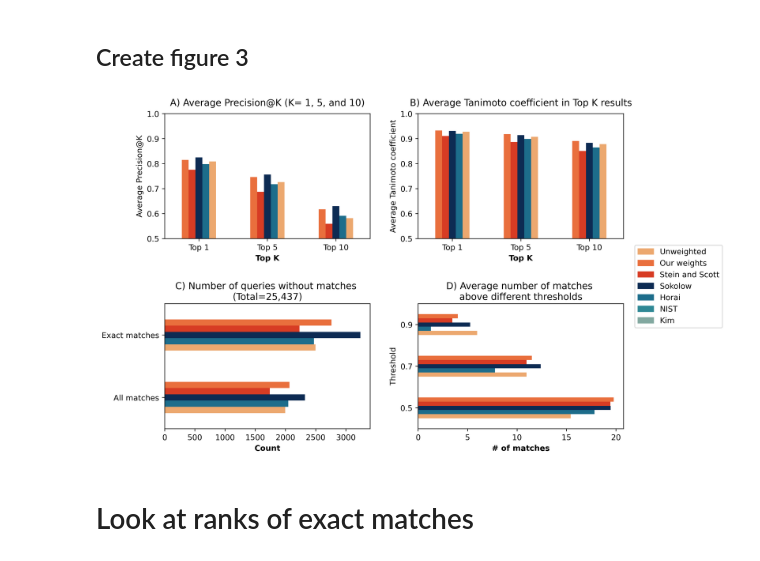
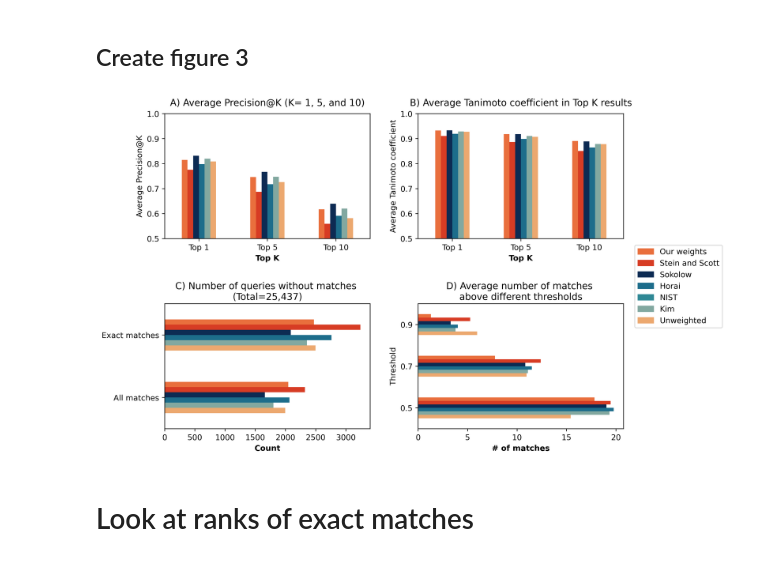
Before and after one commit to enveda/weighting-spectral-similarity, a Jupyter notebook: notebooks/2_library_search/6_compare_weights.ipynb, the cells around one changed output. Drawn from its saved outputs; the diff is of its cells as text; code cells hidden in the pictures.

```diff
--- a/notebooks/2_library_search/6_compare_weights.ipynb
+++ b/notebooks/2_library_search/6_compare_weights.ipynb
@@ -142,16 +140,16 @@ for name in ALL_NAMES_PPM:
 # %% [markdown]
 Look at the the Precision@K across different ppm
 # %%
-# Create data frame
-exact_matches_precision_ppm = pd.DataFrame(columns=ALL_NAMES_PPM,
-                                        index=['Top 1', 'Top 5'])
-n_vals = [1, 5]
+# # Create data frame
+# exact_matches_precision_ppm = pd.DataFrame(columns=ALL_NAMES_PPM,
+#                                         index=['Top 1', 'Top 5'])
+# n_vals = [1, 5]
 
-# Get precision of top n matches
-for n in n_vals:
-    for name in ALL_NAMES_PPM:
-        exact_matches_precision_ppm.loc[f'Top {n}', name] =  queries_ppm[name]['exact_matches'].apply(lambda x: len(x[x < n])/n).mean()
+# # Get precision of top n matches
+# for n in n_vals:
+#     for name in ALL_NAMES_PPM:
+#         exact_matches_precision_ppm.loc[f'Top {n}', name] =  queries_ppm[name]['exact_matches'].apply(lambda x: len(x[x < n])/n).mean()
 
-exact_matches_precision_ppm = exact_matches_precision_ppm.T
-exact_matches_precision_ppm['class'] = exact_matches_precision_ppm.index.map(CLASS_DICT_PPM)
+# exact_matches_precision_ppm = exact_matches_precision_ppm.T
+# exact_matches_precision_ppm['class'] = exact_matches_precision_ppm.index.map(CLASS_DICT_PPM)
 # %%
@@ -297,6 +277,8 @@ fig, axes = plt.subplots(nrows=2, ncols=2, figsize=(10, 7), dpi=400)
 handles = []
 for name in color_dict.keys():
     handles.append(mpatches.Patch(color=color_dict[name], label=name))
+handles.pop(0)
+handles.append(mpatches.Patch(color=color_dict['Unweighted'], label='Unweighted'))
 
 """A) Panel: Average Precision@K"""""
 exact_matches_precision.plot.bar(
@@ -328,43 +310,43 @@ axes[0,1].set_ylim(0.5, 1.0)
 """C) Panel: Number of queries without matches"""""
 tmp_df = num_matches[['num_queries_without_matches', 'num_queries_without_exact_matches']].T
 # Keep same order as in the other plots
-tmp_df.columns = [
-    'col_names', 'Unweighted', 'Horai', 'Sokolow', 'Stein and Scott', 'Our weights'
-]
+tmp_df = tmp_df[[
+    'col_names', 'Unweighted', 'Kim','Horai', 'Sokolow', 'Stein and Scott','Our weights'
+]]
 
 
 tmp_df.plot.barh(
     color=color_dict,
     ax=axes[1,0],
     legend=False,
 )
 axes[1,0].set_title(f'C) Number of queries without matches \n(Total={queries.shape[0]:,})', pad=5)
 axes[1,0].set_yticklabels(['All matches', 'Exact matches'])
 axes[1,0].set_xlabel('Count', fontweight='bold')
 
 del tmp_df
 
 """D) Panel: Average number of matches above thresholds"""""
 tmp_df = threshold_df.T
 # Keep same order as in the other plots
-tmp_df.columns = [
-    'Unweighted', 'Horai', 'Sokolow', 'Stein and Scott', 'Our weights'
-]
+tmp_df = tmp_df[[
+    'Unweighted', 'Kim', 'Horai', 'Sokolow', 'Stein and Scott', 'Our weights'
+]]
 
 tmp_df.plot.barh(color=color_dict, ax=axes[1,1], legend=False)
 axes[1,1].set_title(f'D) Average number of matches \nabove different thresholds', pad=5)
 axes[1,1].set_ylabel('Threshold')
 axes[1,1].set_xlabel('# of matches', fontweight='bold')
 
 del tmp_df
 
 # Add space between the two columns
 
 plt.tight_layout(pad=2.5)
 plt.legend(handles=[x for x in handles], bbox_to_anchor=(1.5, 1.5))
 plt.show()
 # %% [output]
-[figure, old version]
+[figure, new version]
 # %% [markdown]
 # Look at ranks of exact matches
 # %% [markdown]
```
Also changed, not shown: parts of 9 cells of this notebook, 1 other file.
